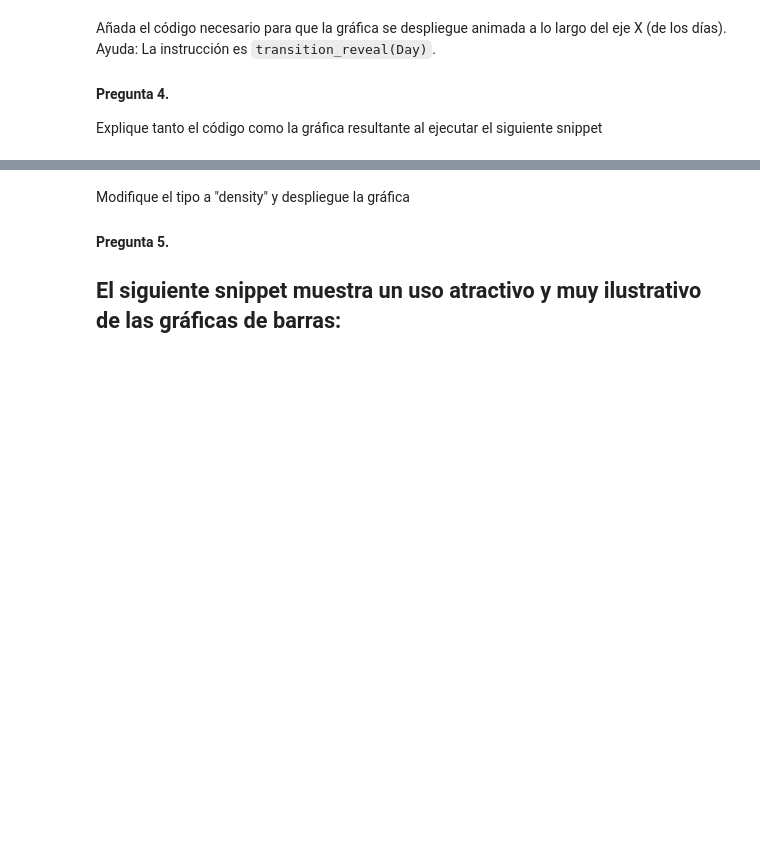
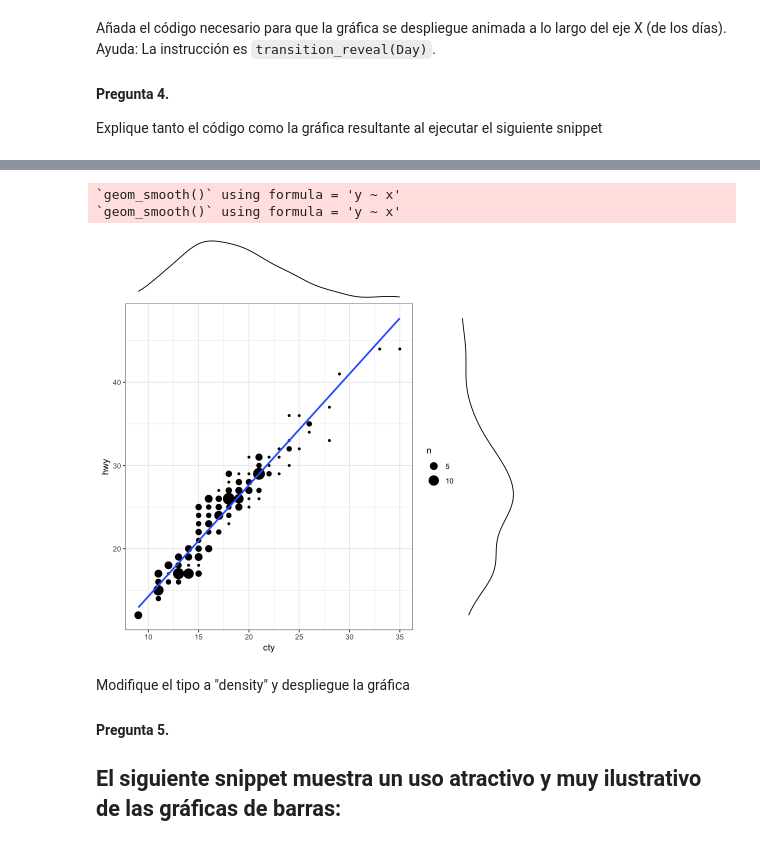
Before and after one commit to MiguelMonr/VisualizacionInformacion, a Jupyter notebook: Notebooks/Pr3_VisualizacionesBasicas.ipynb, the cells around one changed output, grey strips where cells are left out. Drawn from its saved outputs; the diff is of its cells as text; code cells hidden in the pictures; blank space fills up the shorter version.

```diff
--- a/Notebooks/Pr3_VisualizacionesBasicas.ipynb
+++ b/Notebooks/Pr3_VisualizacionesBasicas.ipynb
@@ -127,3 +167,10 @@ Installing package into ‘/usr/local/lib/R/site-library’
+# %%
+#Modificando con density
+ggMarginal(g, type = "density", fill = "transparent")
+# %% [output]
+`geom_smooth()` using formula = 'y ~ x'
+`geom_smooth()` using formula = 'y ~ x'
+[figure, added]
 # %% [markdown]
 
 
```
Also changed, not shown: parts of 24 cells of this notebook.
